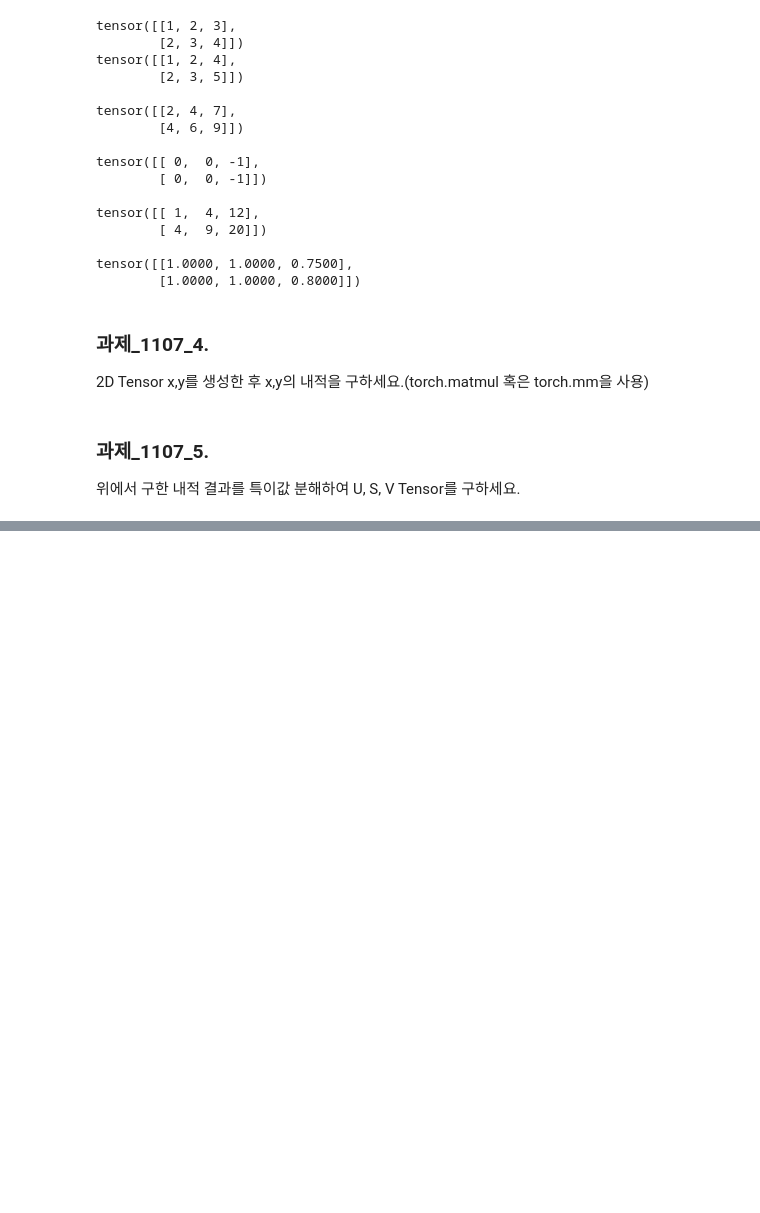
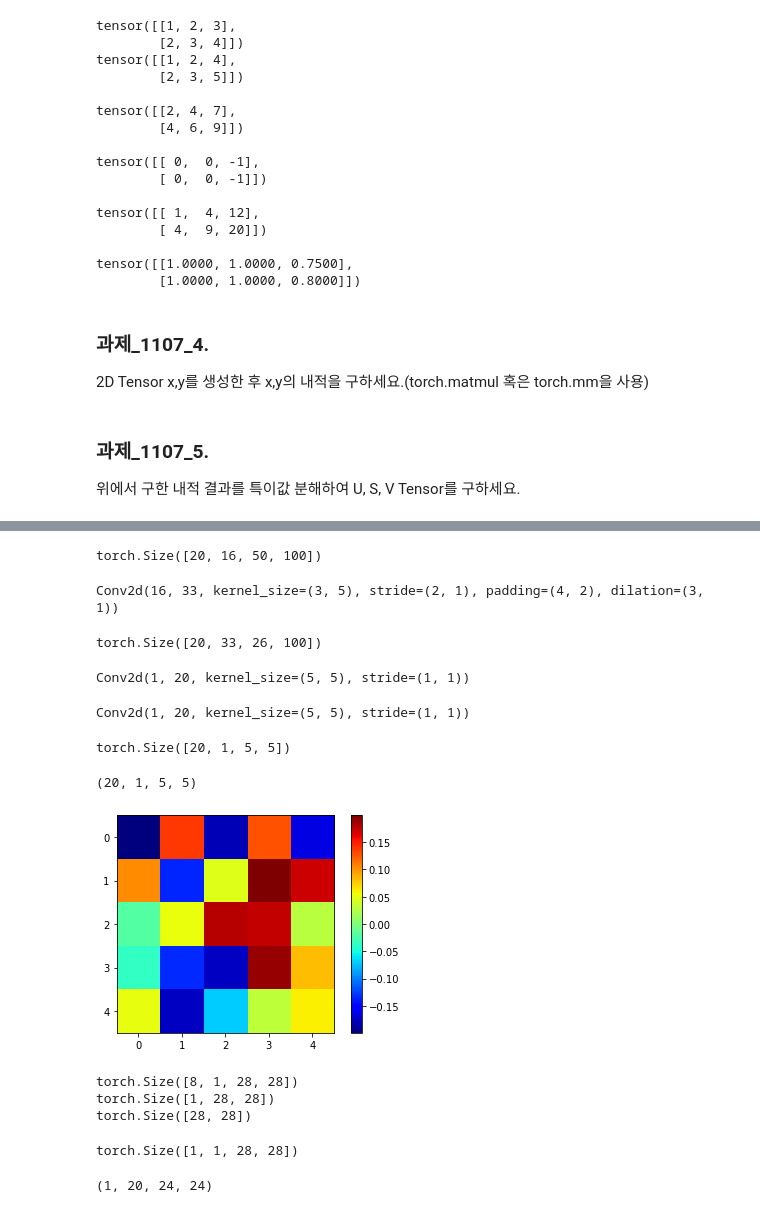
Before and after one commit to bnv20/kdt7, a Jupyter notebook: m9_딥러닝기초/파이토치기초.ipynb, the cells around one changed output, grey strips where cells are left out. Cells and saved outputs as stored; diff of their text form; code cells hidden in the pictures; blank space fills up the shorter version.

```diff
--- a/m9_딥러닝기초/파이토치기초.ipynb
+++ b/m9_딥러닝기초/파이토치기초.ipynb
@@ -248,0 +573,64 @@ tensor([[1.0000, 1.0000, 0.7500],
+# %%
+input = torch.randn(20,16,50,100)
+print(input.size())
+# %% [output]
+torch.Size([20, 16, 50, 100])
+# %%
+m = nn.Conv2d(16,33,3,stride=2)
+m = nn.Conv2d(16,33,(3,5),stride=(2,1), padding=(4,2))
+m = nn.Conv2d(16,33,(3,5),stride=(2,1),padding=(4,2),dilation=(3,1))
+print(m)
+# %% [output]
+Conv2d(16, 33, kernel_size=(3, 5), stride=(2, 1), padding=(4, 2), dilation=(3, 1))
+# %%
+output = m(input)
+print(output.size())
+# %% [output]
+torch.Size([20, 33, 26, 100])
+# %%
+nn.Conv2d(in_channels=1, out_channels=20, kernel_size=5,stride=1)
+# %% [output]
+Conv2d(1, 20, kernel_size=(5, 5), stride=(1, 1))
+# %%
+layer = nn.Conv2d(1,20,5,1).to(torch.device('cpu'))
+layer
+# %% [output]
+Conv2d(1, 20, kernel_size=(5, 5), stride=(1, 1))
+# %%
+weight = layer.weight
+weight.shape
+# %% [output]
+torch.Size([20, 1, 5, 5])
+# %%
+# weight는 detach() 후 넘파이로 변환
+weight = weight.detach()
+weight = weight.numpy()
+weight.shape
+# %% [output]
+(20, 1, 5, 5)
+# %%
+plt.imshow(weight[0,0,:,:], 'jet')
+plt.colorbar()
+plt.show()
+# %% [output]
+[figure, added]
+# %%
+print(images.shape)
+print(images[0].size())
+input_image = torch.squeeze(images[0])
+print(input_image.size())
+# %% [output]
+torch.Size([8, 1, 28, 28])
+torch.Size([1, 28, 28])
+torch.Size([28, 28])
+# %%
+input_data =torch.unsqueeze(images[0],dim=0)
+print(input_data.size()) # 흑백사진 1장
+
+output_data = layer(input_data)
+output = output_data.data
+output_arr = output.numpy()
+output_arr.shape
+# %% [output]
+torch.Size([1, 1, 28, 28])
+(1, 20, 24, 24)
```
Also changed, not shown: parts of 51 cells of this notebook.
